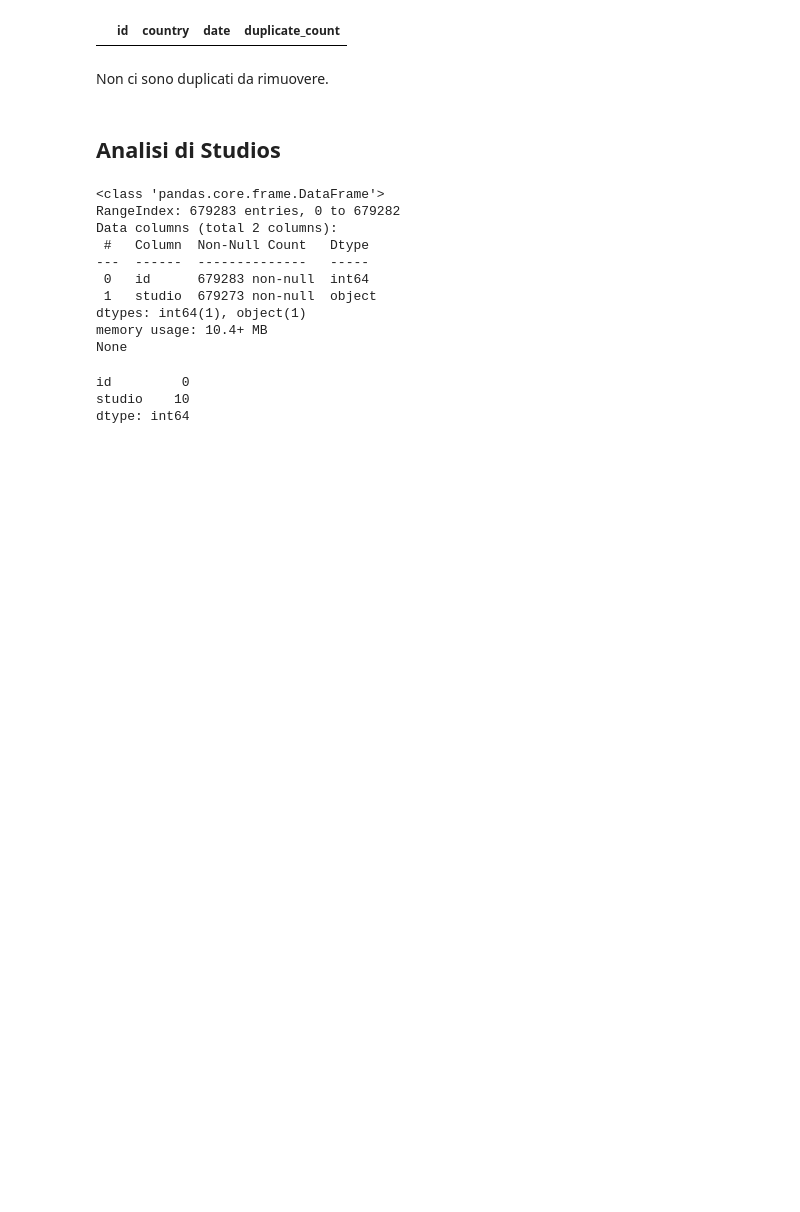
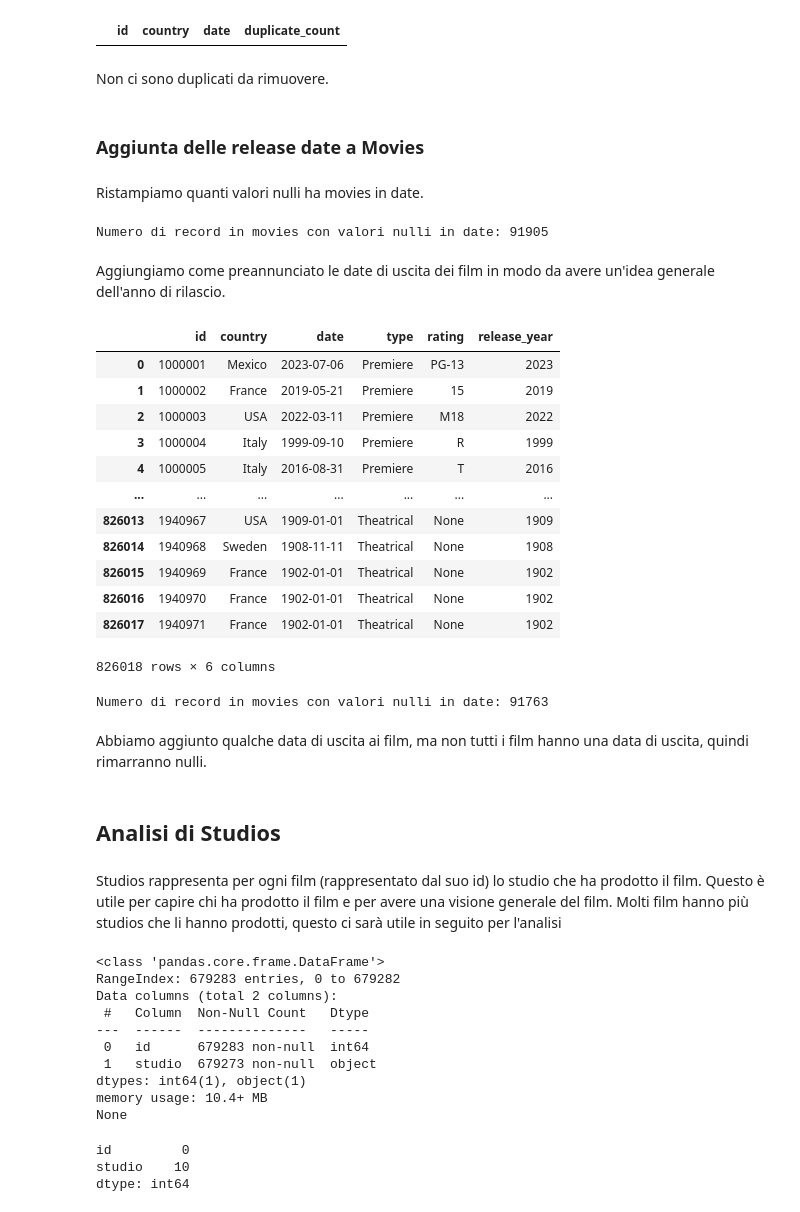
Before and after one commit to RaffaeleMelluso/IUM-Progetto-Melluso, a Jupyter notebook: pulizia.ipynb, the cells around one changed output. Drawn from its saved outputs; the diff is of its cells as text; code cells hidden in the pictures; blank space fills up the shorter version.

```diff
--- a/pulizia.ipynb
+++ b/pulizia.ipynb
@@ -551,8 +562,57 @@ Duplicate releases:
 |  | id | country | date | duplicate_count |
 # %% [markdown]
 Non ci sono duplicati da rimuovere.
+# %% [markdown]
+### Aggiunta delle release date a Movies ###
+# %% [markdown]
+Ristampiamo quanti valori nulli ha movies in date.
+# %%
+print(f"Numero di record in movies con valori nulli in date: {movies_df['date'].isna().sum()}")
+# %% [output]
+Numero di record in movies con valori nulli in date: 91905
+# %% [markdown]
+Aggiungiamo come preannunciato le date di uscita dei film in modo da avere un'idea generale dell'anno di rilascio.
+# %%
+# Group releases_df by 'id' and get the first release date for each group
+first_releases = releases_df.sort_values('date').groupby('id').first().reset_index()
+
+# Extract the year from the date column
+first_releases['release_year'] = pd.to_datetime(first_releases['date']).dt.year
+
+# Create a dictionary for quick lookup
+release_year_dict = first_releases.set_index('id')['release_year'].to_dict()
+
+first_releases
+# %% [output]
+|  | id | country | date | type | rating | release_year |
+| 0 | 1000001 | Mexico | 2023-07-06 | Premiere | PG-13 | 2023 |
+| 1 | 1000002 | France | 2019-05-21 | Premiere | 15 | 2019 |
+| 2 | 1000003 | USA | 2022-03-11 | Premiere | M18 | 2022 |
+| 3 | 1000004 | Italy | 1999-09-10 | Premiere | R | 1999 |
+| 4 | 1000005 | Italy | 2016-08-31 | Premiere | T | 2016 |
+| ... | ... | ... | ... | ... | ... | ... |
+| 826013 | 1940967 | USA | 1909-01-01 | Theatrical | None | 1909 |
+| 826014 | 1940968 | Sweden | 1908-11-11 | Theatrical | None | 1908 |
+| 826015 | 1940969 | France | 1902-01-01 | Theatrical | None | 1902 |
+| 826016 | 1940970 | France | 1902-01-01 | Theatrical | None | 1902 |
+| 826017 | 1940971 | France | 1902-01-01 | Theatrical | None | 1902 |
+826018 rows × 6 columns
+# %%
+# Update the date column in movies_df with release_year where date is null
+movies_df['date'] = movies_df.apply(
+    lambda row: release_year_dict.get(row['id']) if pd.isnull(row['date']) else row['date'], axis=1
+)
+
+# Print the number of null values in the date column
+print(f"Numero di record in movies con valori nulli in date: {movies_df['date'].isna().sum()}")
+# %% [output]
+Numero di record in movies con valori nulli in date: 91763
+# %% [markdown]
+Abbiamo aggiunto qualche data di uscita ai film, ma non tutti i film hanno una data di uscita, quindi rimarranno nulli.
 # %% [markdown]
 ## Analisi di Studios ##
+# %% [markdown]
+Studios rappresenta per ogni film (rappresentato dal suo id) lo studio che ha prodotto il film. Questo è utile per capire chi ha prodotto il film e per avere una visione generale del film. Molti film hanno più studios che li hanno prodotti, questo ci sarà utile in seguito per l'analisi
 # %%
 print(studios_df.info())
 # %% [output]
```
Also changed, not shown: parts of 30 cells of this notebook, 1 other file.
